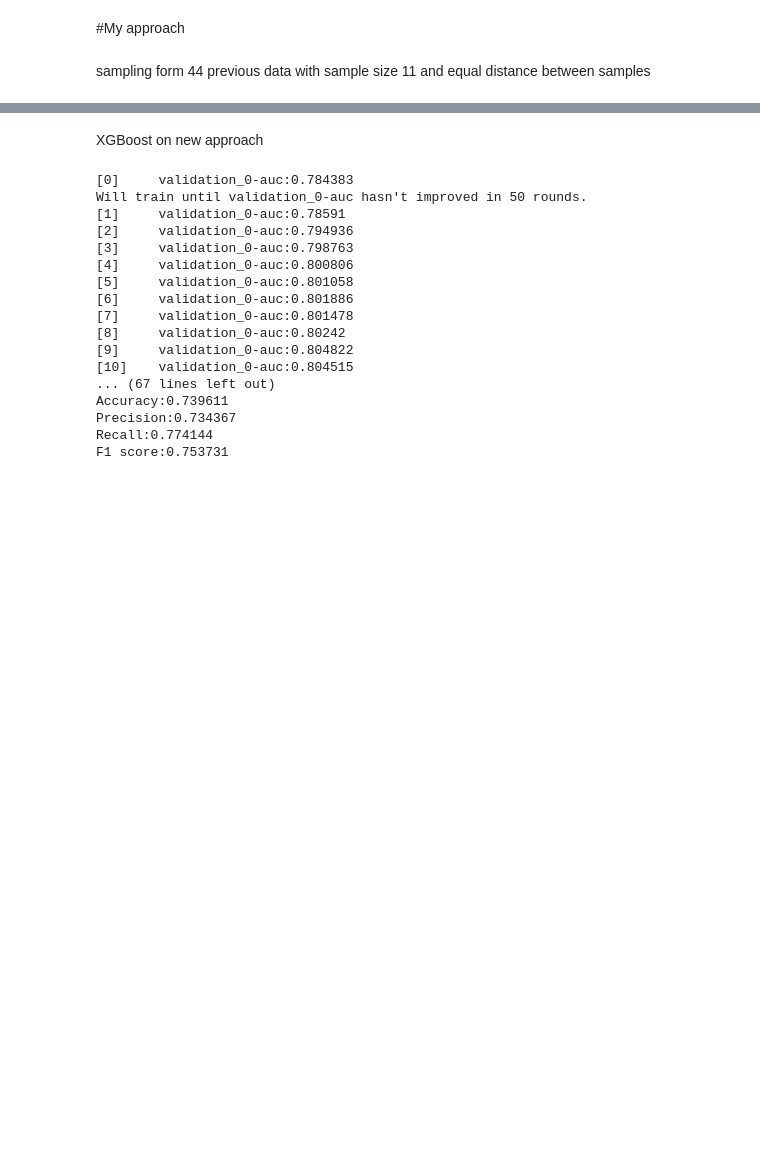
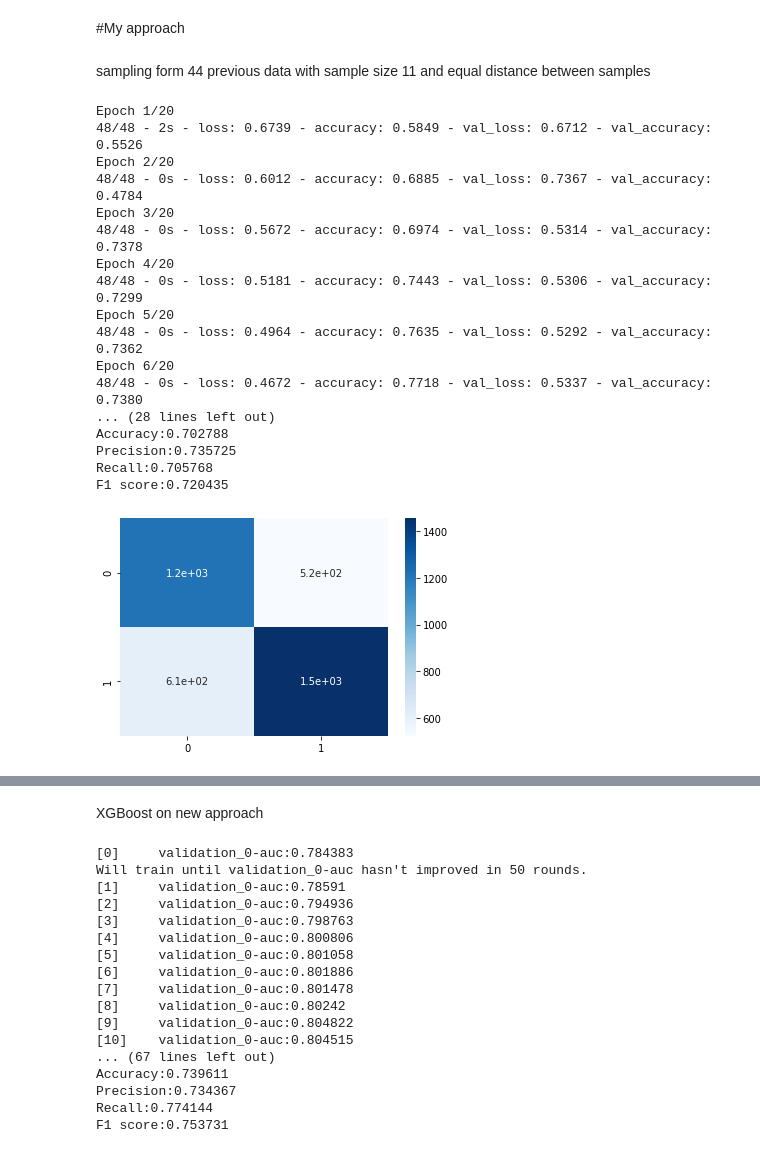
Before and after one commit to fshnkarimi/Labeling, a Jupyter notebook: Time_Series_Labelling.ipynb, the cells around one changed output, grey strips where cells are left out. Saved outputs shown, nothing was run; the diff lists cells and outputs as text; code cells hidden in the pictures; blank space fills up the shorter version.

```diff
--- a/Time_Series_Labelling.ipynb
+++ b/Time_Series_Labelling.ipynb
@@ -247,3 +268,38 @@ y_test = (y_test + 1)//2
 
 x_train =x_train.reshape(x_train.shape[0],x_train.shape[1] , 1)
 x_test = x_test.reshape(x_test.shape[0],x_test.shape[1] , 1)
+# %%
+with tf.device('/device:GPU:0'):
+  model=Sequential()
+  model.add(tf.compat.v1.keras.layers.CuDNNLSTM(50,return_sequences=True,input_shape=(11,1)))
+  model.add(Dropout(0.1))
+  model.add(tf.compat.v1.keras.layers.CuDNNLSTM(50))
+  model.add(Dropout(0.1))
+  model.add(Dense(1, activation='sigmoid'))
+  opt = tf.keras.optimizers.Adam(beta_1=0.9,beta_2=0.999,learning_rate=0.02)
+  model.compile(loss='binary_crossentropy', optimizer=opt, metrics=['accuracy'])
+  model.fit(x_train,y_train,validation_data=(x_test,y_test),epochs=20,batch_size=64,verbose=2)
+
+  # Predictions on test data
+  preds = model.predict(x_test)
+  preds = np.array([1 if y >= 0.5 else 0 for y in preds])
+  lstm_results_beta = scores(preds, y_test)
+# %% [output]
+Epoch 1/20
+48/48 - 2s - loss: 0.6739 - accuracy: 0.5849 - val_loss: 0.6712 - val_accuracy: 0.5526
+Epoch 2/20
+48/48 - 0s - loss: 0.6012 - accuracy: 0.6885 - val_loss: 0.7367 - val_accuracy: 0.4784
+Epoch 3/20
+48/48 - 0s - loss: 0.5672 - accuracy: 0.6974 - val_loss: 0.5314 - val_accuracy: 0.7378
+Epoch 4/20
+48/48 - 0s - loss: 0.5181 - accuracy: 0.7443 - val_loss: 0.5306 - val_accuracy: 0.7299
+Epoch 5/20
+48/48 - 0s - loss: 0.4964 - accuracy: 0.7635 - val_loss: 0.5292 - val_accuracy: 0.7362
+Epoch 6/20
+48/48 - 0s - loss: 0.4672 - accuracy: 0.7718 - val_loss: 0.5337 - val_accuracy: 0.7380
+... (28 lines left out)
+Accuracy:0.702788
+Precision:0.735725
+Recall:0.705768
+F1 score:0.720435
+[figure, added]
```
Also changed, not shown: parts of 17 cells of this notebook.
